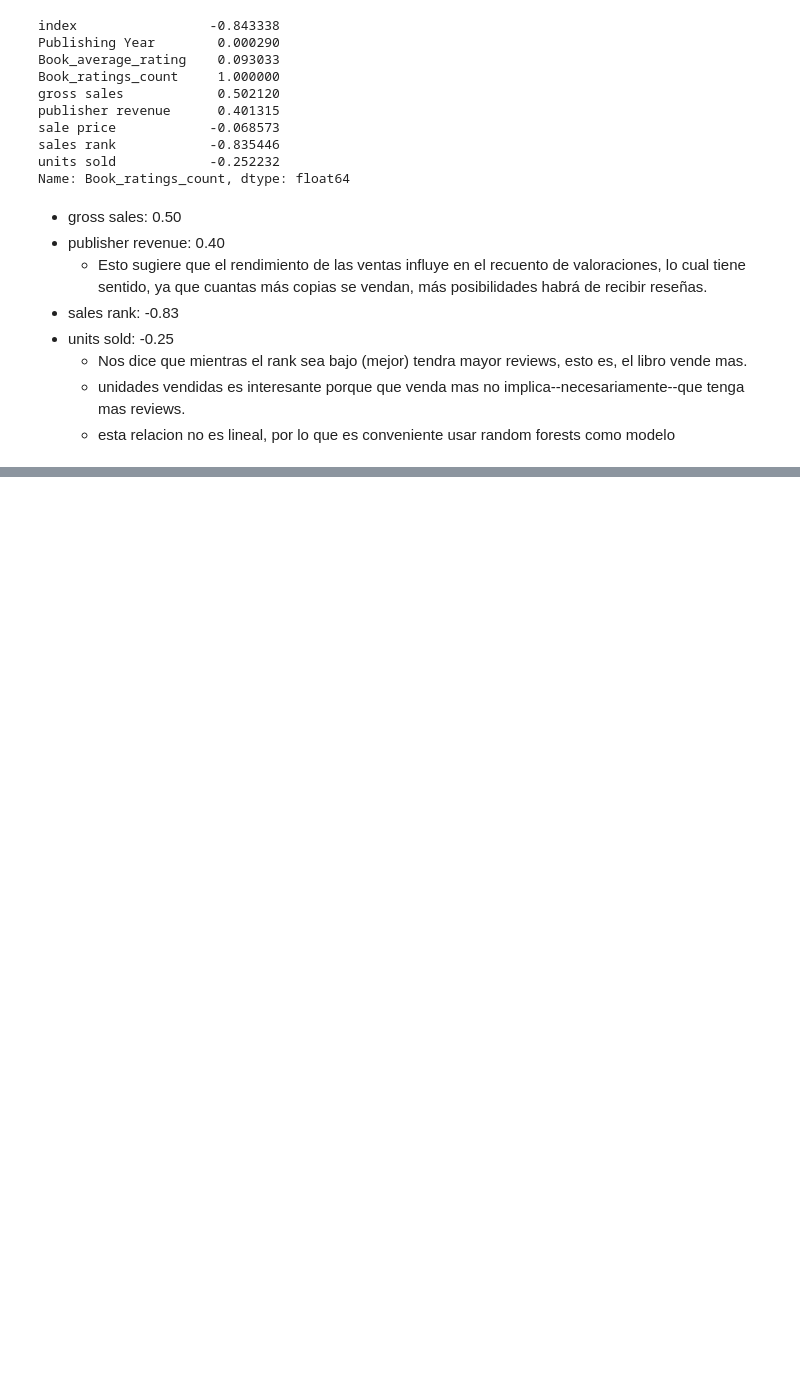
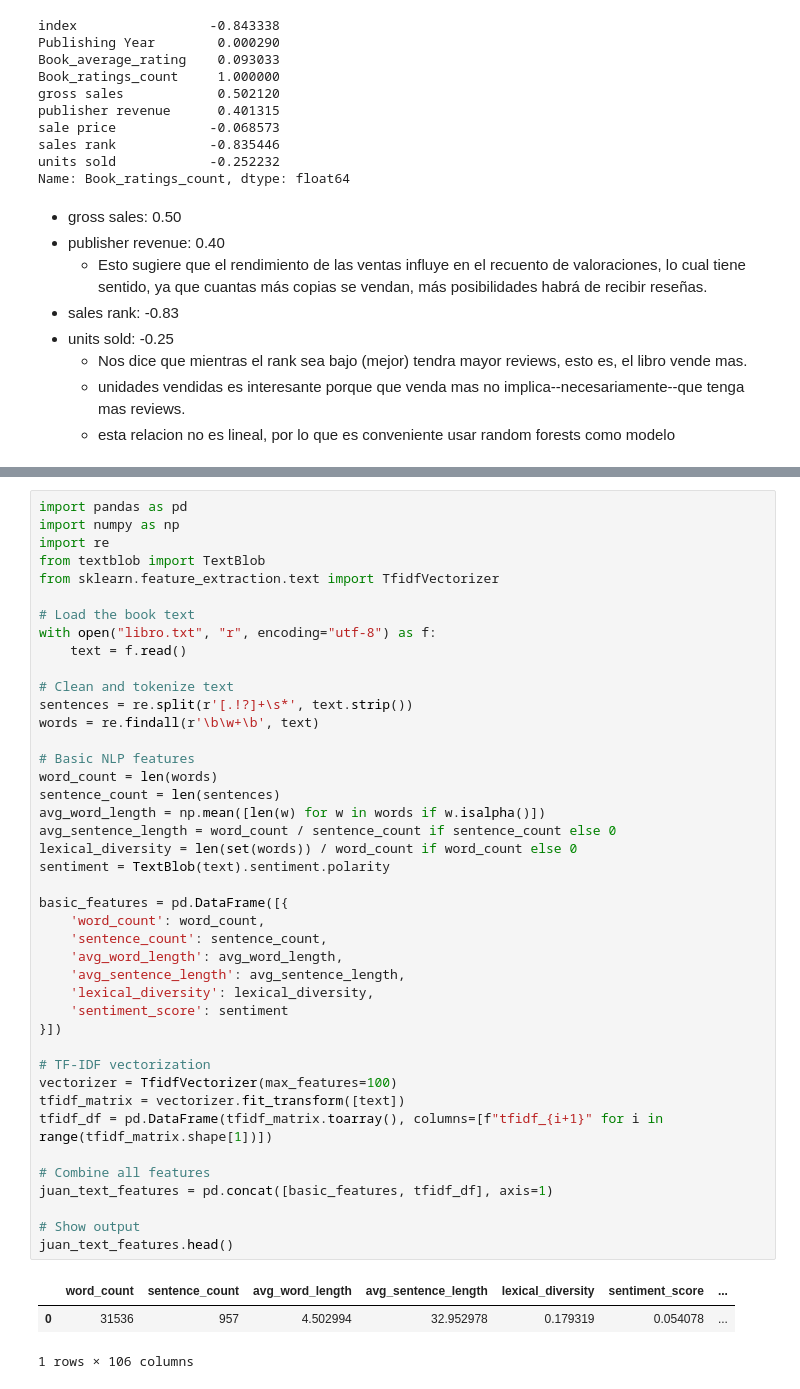
Before and after one commit to Galilea-R/proyecto-mineria, a Jupyter notebook: main.ipynb, the cells around one changed output, grey strips where cells are left out. Drawn from its saved outputs; the diff is of its cells as text; blank space fills up the shorter version.

Commit message:
integracion del libro y empezar feature extraction, tambien se agrego .gitignore

```diff
--- a/main.ipynb
+++ b/main.ipynb
@@ -75,0 +105,46 @@ Name: Book_ratings_count, dtype: float64
+# %%
+import pandas as pd
+import numpy as np
+import re
+from textblob import TextBlob
+from sklearn.feature_extraction.text import TfidfVectorizer
+
+# Load the book text
+with open("libro.txt", "r", encoding="utf-8") as f:
+    text = f.read()
+
+# Clean and tokenize text
+sentences = re.split(r'[.!?]+\s*', text.strip())
+words = re.findall(r'\b\w+\b', text)
+
+# Basic NLP features
+word_count = len(words)
+sentence_count = len(sentences)
+avg_word_length = np.mean([len(w) for w in words if w.isalpha()])
+avg_sentence_length = word_count / sentence_count if sentence_count else 0
+lexical_diversity = len(set(words)) / word_count if word_count else 0
+sentiment = TextBlob(text).sentiment.polarity
+
+basic_features = pd.DataFrame([{
+    'word_count': word_count,
+    'sentence_count': sentence_count,
+    'avg_word_length': avg_word_length,
+    'avg_sentence_length': avg_sentence_length,
+    'lexical_diversity': lexical_diversity,
+    'sentiment_score': sentiment
+}])
+
+# TF-IDF vectorization
+vectorizer = TfidfVectorizer(max_features=100)
+tfidf_matrix = vectorizer.fit_transform([text])
+tfidf_df = pd.DataFrame(tfidf_matrix.toarray(), columns=[f"tfidf_{i+1}" for i in range(tfidf_matrix.shape[1])])
+
+# Combine all features
+juan_text_features = pd.concat([basic_features, tfidf_df], axis=1)
+
+# Show output
+juan_text_features.head()
+# %% [output]
+|  | word_count | sentence_count | avg_word_length | avg_sentence_length | lexical_diversity | sentiment_score | ... |
+| 0 | 31536 | 957 | 4.502994 | 32.952978 | 0.179319 | 0.054078 | ... |
+1 rows × 106 columns
```
Also changed, not shown: parts of 4 cells of this notebook, 2 other files.
